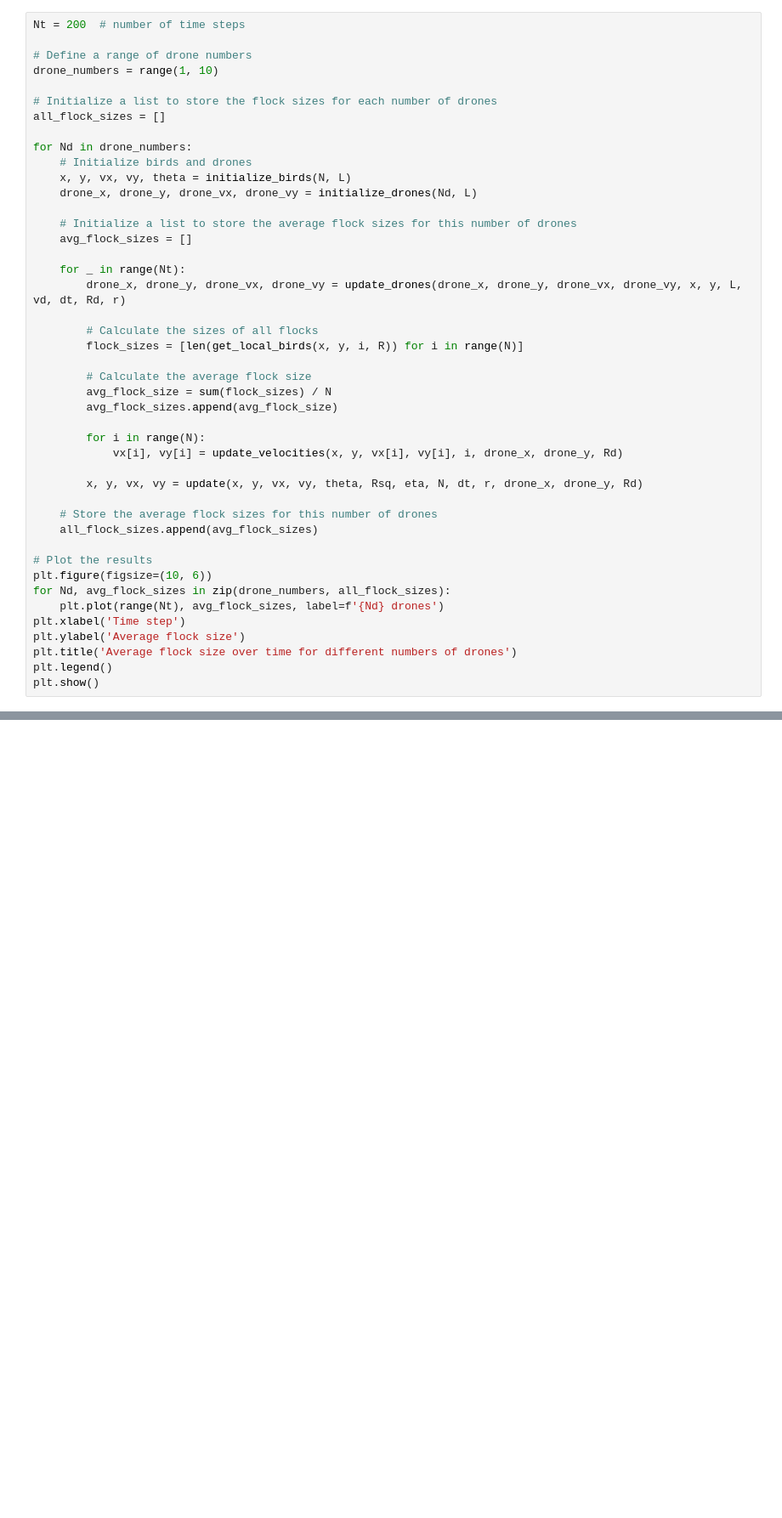
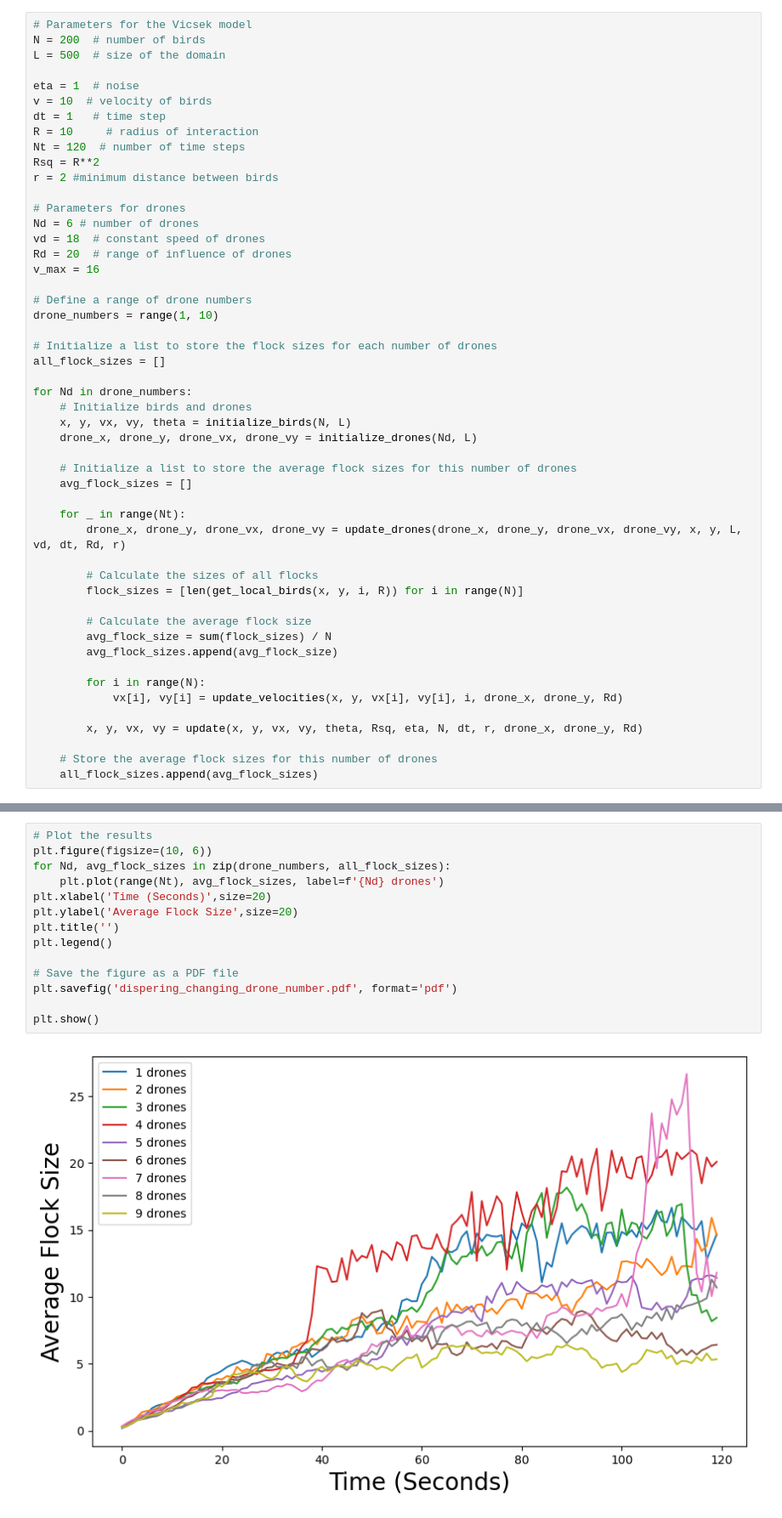
Before and after one commit to orlaghk/Flocking-Drone-Control, a Jupyter notebook: dispersing_model_graphing.ipynb, the cells around one changed output, grey strips where cells are left out. Shown: that part at 85% size. Cells and saved outputs as stored; diff of their text form; blank space fills up the shorter version.

Commit message:
new graphs

```diff
--- a/dispersing_model_graphing.ipynb
+++ b/dispersing_model_graphing.ipynb
@@ -212,7 +212,23 @@ def visualize(x, y, vx, vy, drone_x, drone_y):
     plt.title("Birds and Drones Interaction")
     plt.show()
 # %%
-Nt = 200  # number of time steps
+# Parameters for the Vicsek model
+N = 200  # number of birds
+L = 500  # size of the domain
+
+eta = 1  # noise
+v = 10  # velocity of birds
+dt = 1   # time step
+R = 10     # radius of interaction
+Nt = 120  # number of time steps
+Rsq = R**2
+r = 2 #minimum distance between birds
+
+# Parameters for drones
+Nd = 6 # number of drones
+vd = 18  # constant speed of drones
+Rd = 20  # range of influence of drones
+v_max = 16
 
 # Define a range of drone numbers
 drone_numbers = range(1, 10)
@@ -245,13 +261,3 @@ for Nd in drone_numbers:
 
     # Store the average flock sizes for this number of drones
     all_flock_sizes.append(avg_flock_sizes)
-
-# Plot the results
-plt.figure(figsize=(10, 6))
-for Nd, avg_flock_sizes in zip(drone_numbers, all_flock_sizes):
-    plt.plot(range(Nt), avg_flock_sizes, label=f'{Nd} drones')
-plt.xlabel('Time step')
-plt.ylabel('Average flock size')
-plt.title('Average flock size over time for different numbers of drones')
-plt.legend()
-plt.show()
@@ -260 +264,17 @@ plt.show()
+# %%
+# Plot the results
+plt.figure(figsize=(10, 6))
+for Nd, avg_flock_sizes in zip(drone_numbers, all_flock_sizes):
+    plt.plot(range(Nt), avg_flock_sizes, label=f'{Nd} drones')
+plt.xlabel('Time (Seconds)',size=20)
+plt.ylabel('Average Flock Size',size=20)
+plt.title('')
+plt.legend()
+
+# Save the figure as a PDF file
+plt.savefig('dispering_changing_drone_number.pdf', format='pdf')
+
+plt.show()
+# %% [output]
+[figure, added]
 # %%
```
Also changed, not shown: parts of 8 cells of this notebook, 3 other files.
